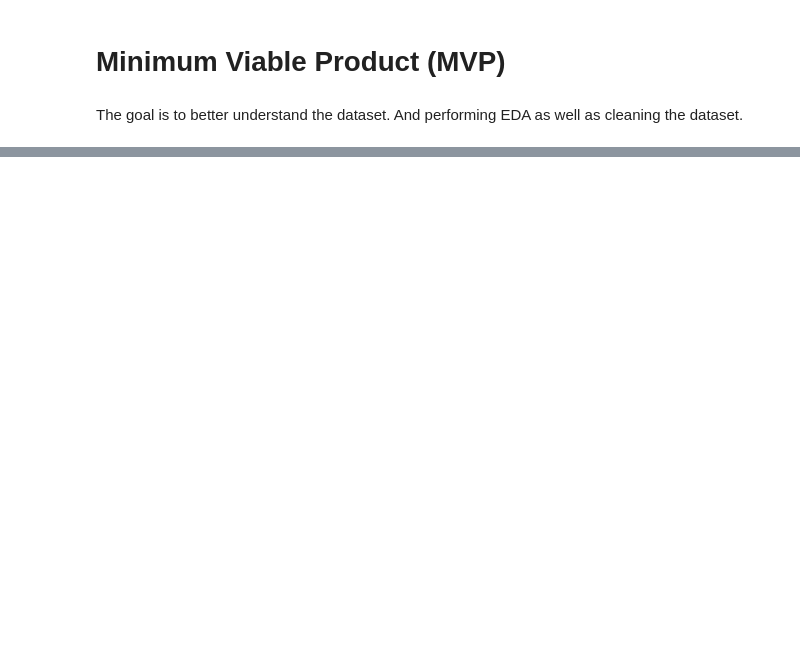
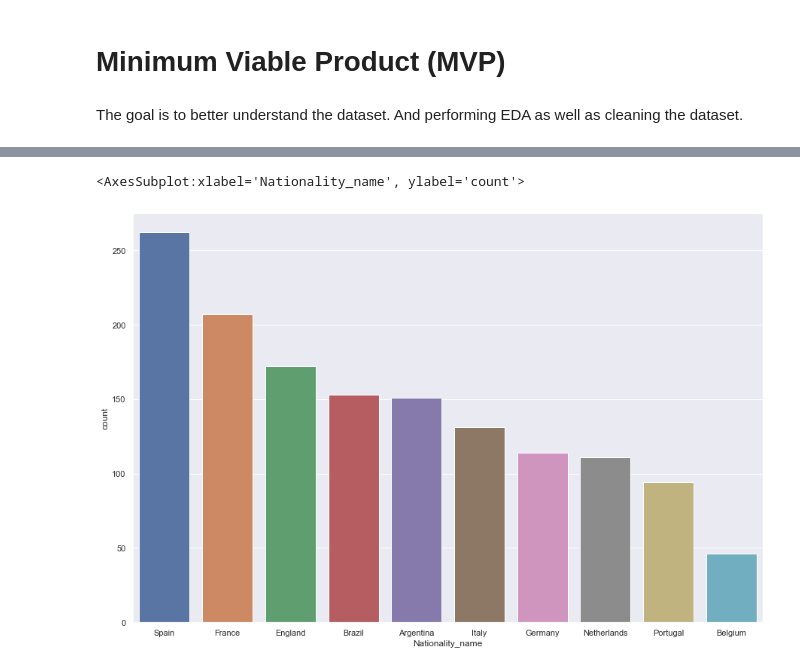
Before and after one commit to AbdulazizBardi/FlightRecommendation, a Jupyter notebook: MVP.ipynb, the cells around one changed output, grey strips where cells are left out. Cells and saved outputs as stored; diff of their text form; code cells hidden in the pictures; blank space fills up the shorter version.

```diff
--- a/MVP.ipynb
+++ b/MVP.ipynb
@@ -71,0 +163,6 @@ sns.countplot(playersOver75['Position'])
+# %%
+sns.set(rc={'figure.figsize':(15,10)})
+sns.countplot(playersOver75['Nationality_name'],order=pd.value_counts(playersOver75['Nationality_name']).iloc[:10].index)
+# %% [output]
+<AxesSubplot:xlabel='Nationality_name', ylabel='count'>
+[figure, added]
```
Also changed, not shown: parts of 29 cells of this notebook.
